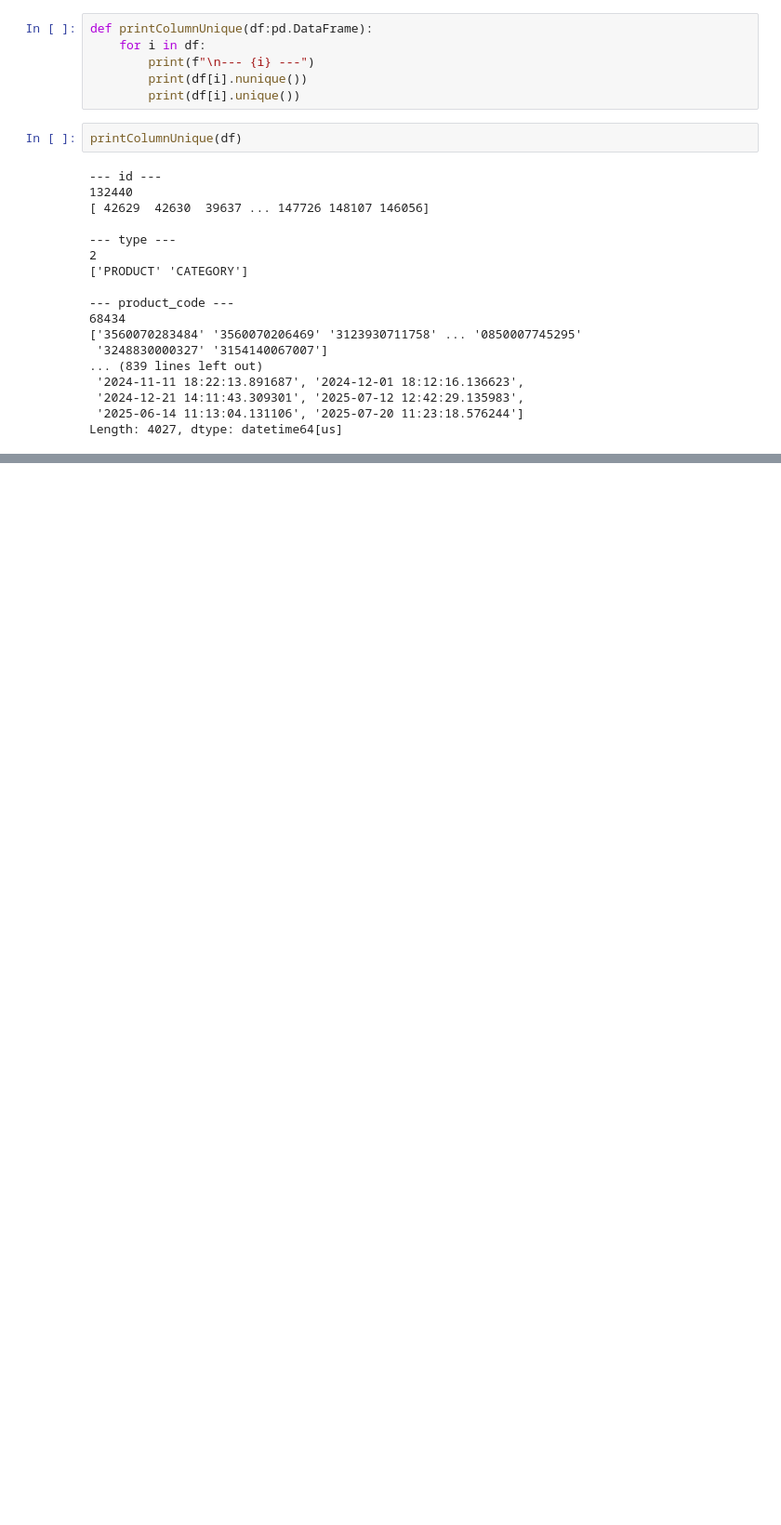
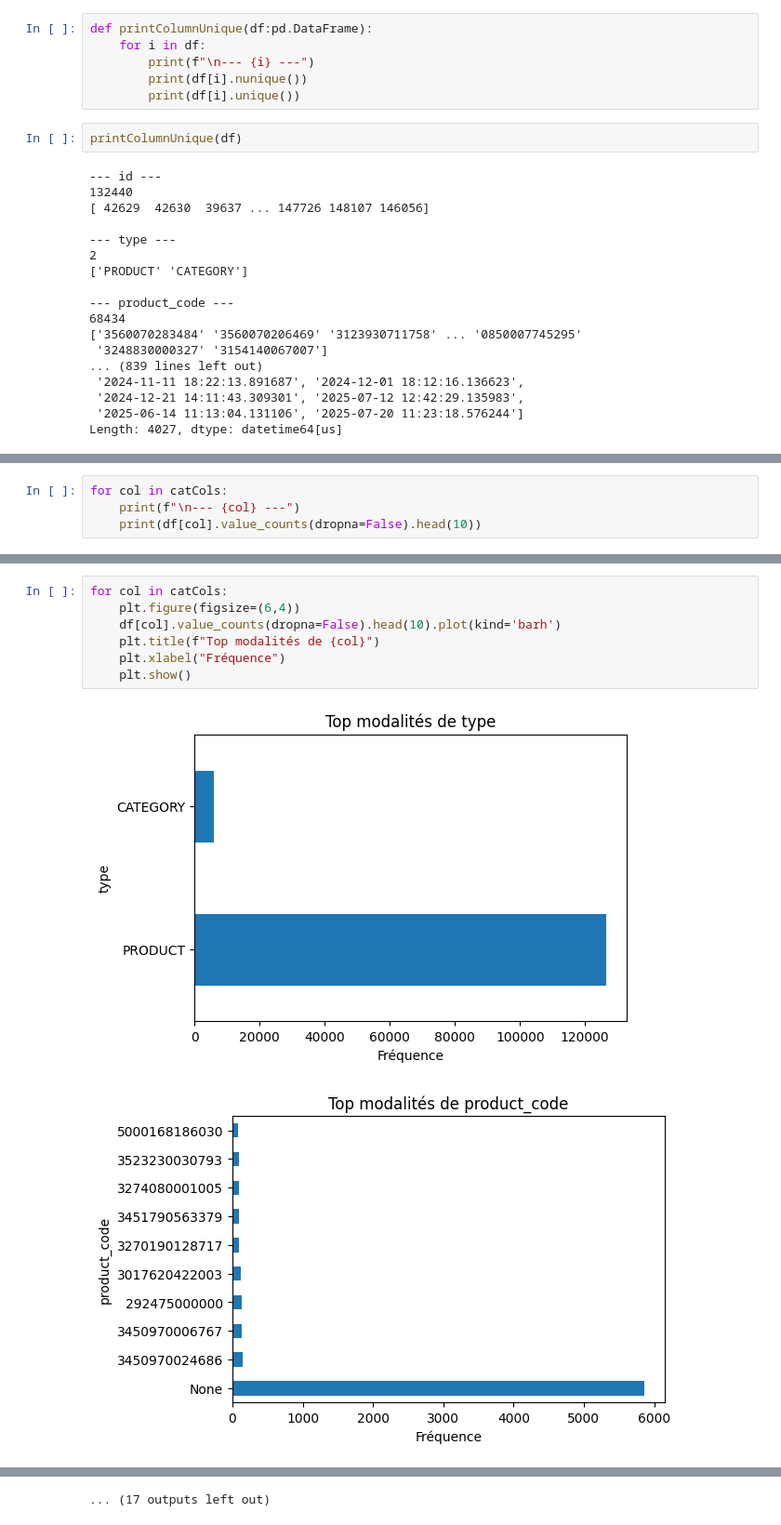
Before and after one commit to Ornellah/open_prices, a Jupyter notebook: notebooks/01_data_understanding.ipynb, the cells around one changed output, grey strips where cells are left out. Shown at 93% size. Cells and saved outputs as stored; diff of their text form; blank space fills up the shorter version.

```diff
--- a/notebooks/01_data_understanding.ipynb
+++ b/notebooks/01_data_understanding.ipynb
@@ -163,0 +200,4 @@ Length: 4027, dtype: datetime64[us]
+# %%
+for col in catCols:
+    print(f"\n--- {col} ---")
+    print(df[col].value_counts(dropna=False).head(10))
@@ -163,0 +222,10 @@ Length: 4027, dtype: datetime64[us]
+# %%
+for col in catCols:
+    plt.figure(figsize=(6,4))
+    df[col].value_counts(dropna=False).head(10).plot(kind='barh')
+    plt.title(f"Top modalités de {col}")
+    plt.xlabel("Fréquence")
+    plt.show()
+# %% [output]
+[figure, added]
+[figure, added]
@@ -163,0 +242 @@ Length: 4027, dtype: datetime64[us]
+... (17 outputs left out)
```
Also changed, not shown: parts of 29 cells of this notebook.
